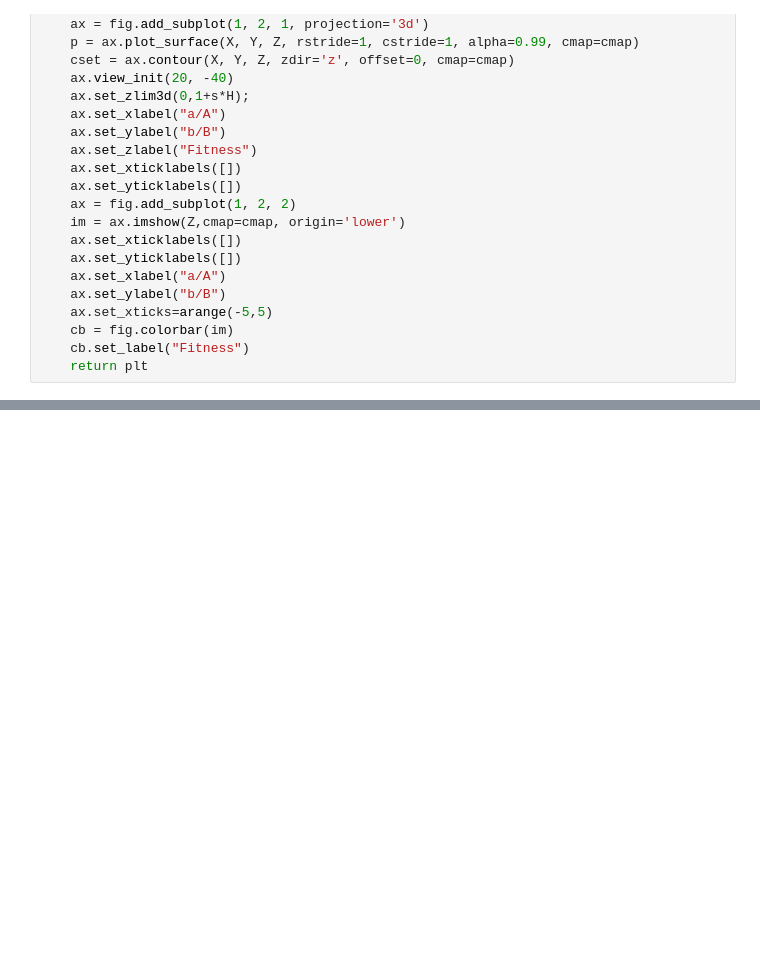
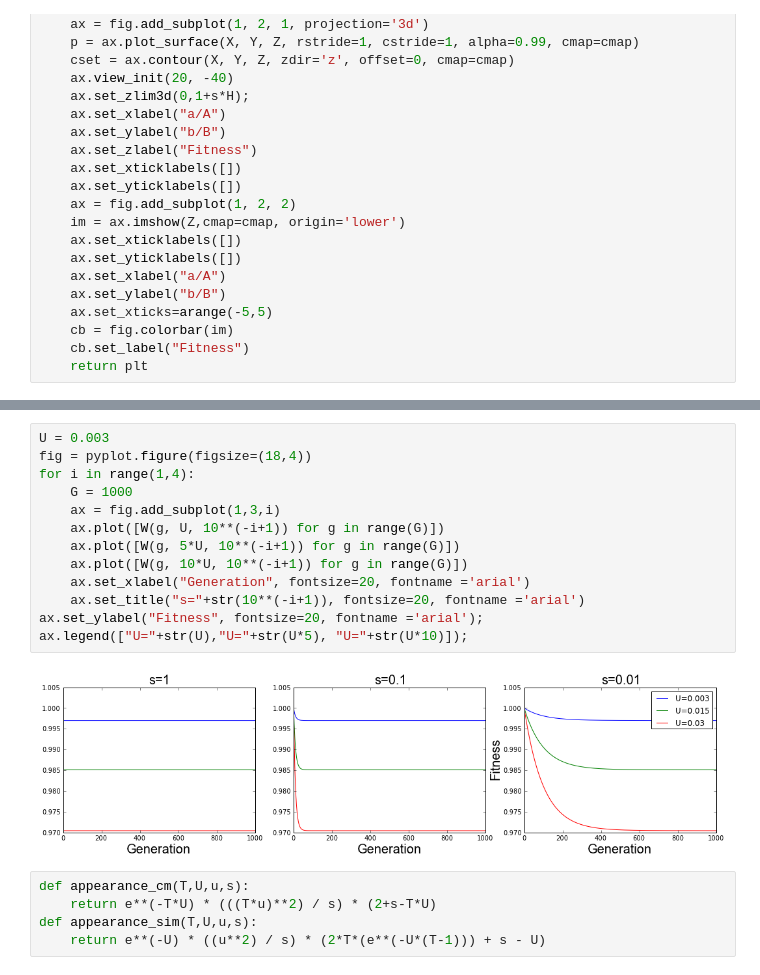
Before and after one commit to yoavram/SIDEER2013, a Jupyter notebook: presentation.ipynb, the cells around one changed output, grey strips where cells are left out. Saved outputs shown, nothing was run; the diff lists cells and outputs as text; blank space fills up the shorter version.

```diff
--- a/presentation.ipynb
+++ b/presentation.ipynb
@@ -136,0 +128,20 @@ KeyboardInterrupt:
+# %%
+U = 0.003
+fig = pyplot.figure(figsize=(18,4))
+for i in range(1,4):
+    G = 1000
+    ax = fig.add_subplot(1,3,i)
+    ax.plot([W(g, U, 10**(-i+1)) for g in range(G)])
+    ax.plot([W(g, 5*U, 10**(-i+1)) for g in range(G)])
+    ax.plot([W(g, 10*U, 10**(-i+1)) for g in range(G)])
+    ax.set_xlabel("Generation", fontsize=20, fontname ='arial')
+    ax.set_title("s="+str(10**(-i+1)), fontsize=20, fontname ='arial')
+ax.set_ylabel("Fitness", fontsize=20, fontname ='arial');
+ax.legend(["U="+str(U),"U="+str(U*5), "U="+str(U*10)]);
+# %% [output]
+[figure, added]
+# %%
+def appearance_cm(T,U,u,s):
+    return e**(-T*U) * (((T*u)**2) / s) * (2+s-T*U)
+def appearance_sim(T,U,u,s):
+    return e**(-U) * ((u**2) / s) * (2*T*(e**(-U*(T-1))) + s - U)
```
Also changed, not shown: parts of 23 cells of this notebook, 1 other file.
